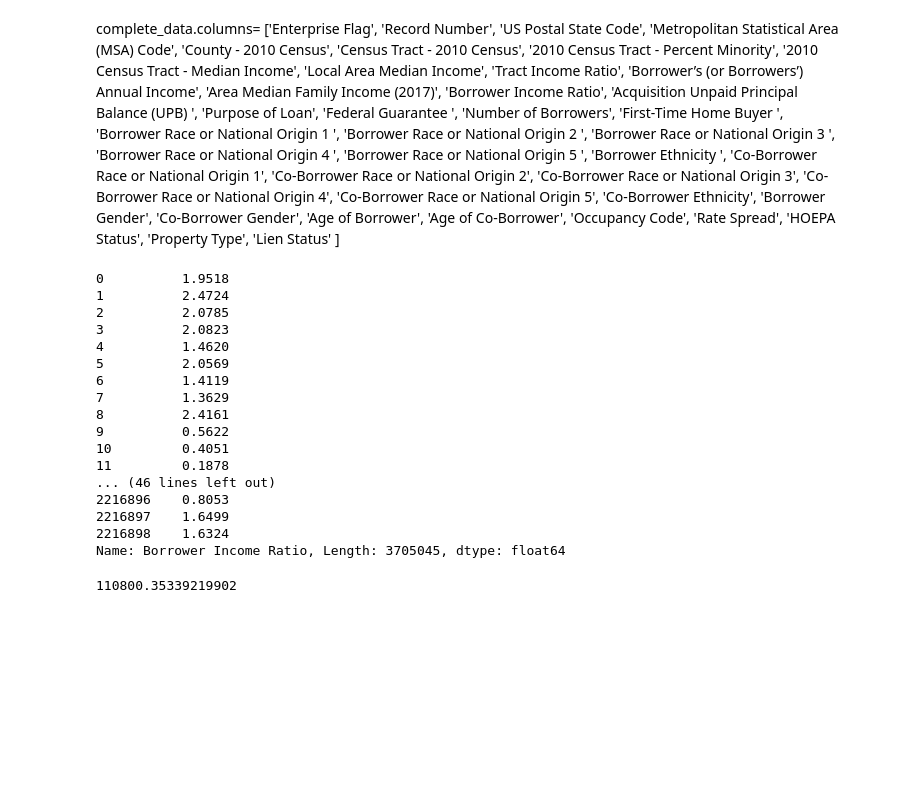
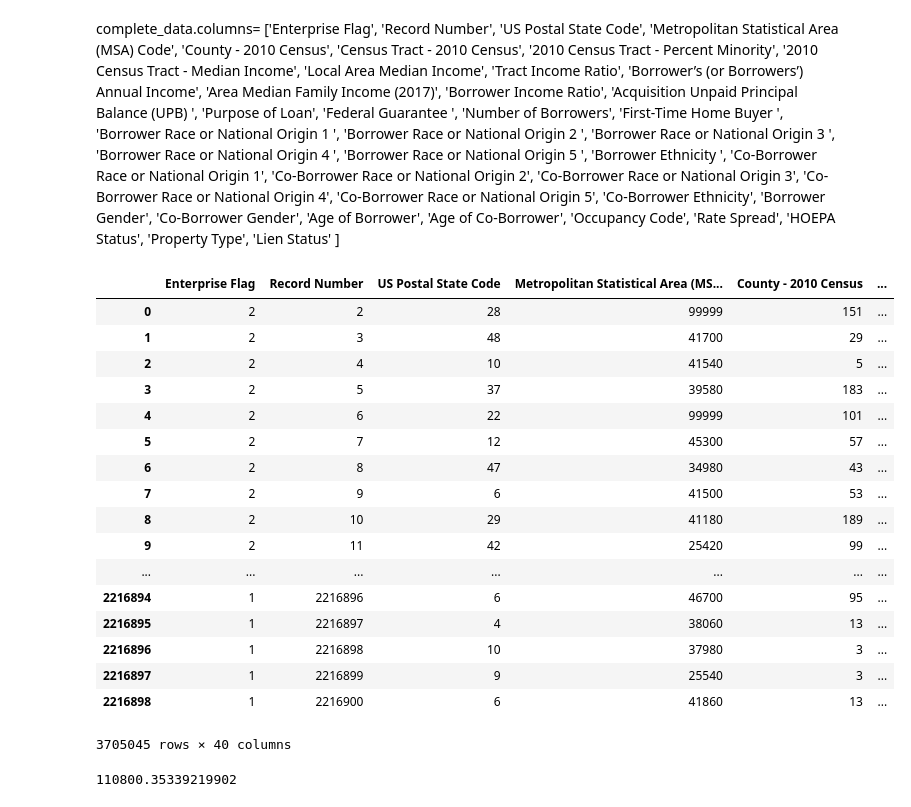
Before and after one commit to LoriHarris/Real_Estate_Affordability, a Jupyter notebook: Federal_Housing_Data.ipynb, the cells around one changed output. Drawn from its saved outputs; the diff is of its cells as text; code cells hidden in the pictures; blank space fills up the shorter version.

```diff
--- a/Federal_Housing_Data.ipynb
+++ b/Federal_Housing_Data.ipynb
@@ -3,7 +3,7 @@ import pandas as pd
 import matplotlib.pyplot as plt
 import numpy as np
 # %%
-fnm_data_to_load = "Data_files/2017_SFCensusTractFNM2017/fnma_sf2017c_loans.txt"
+fnm_data_to_load = "../Data_files/2017_SFCensusTractFNM2017/fnma_sf2017c_loans.txt"
 fnm_data = pd.read_table(fnm_data_to_load, delim_whitespace=True)
 # %%
 fnm_data.columns= ['Enterprise Flag',
@@ -46,7 +46,7 @@ fnm_data.columns= ['Enterprise Flag',
                    'Property Type',
                    'Lien Status' ]
 # %%
-fre_data_to_load = 'Data_files/2017_SFCensusTractFRE2017/fhlmc_sf2017c_loans.txt'
+fre_data_to_load = '../Data_files/2017_SFCensusTractFRE2017/fhlmc_sf2017c_loans.txt'
 fre_data = pd.read_table(fre_data_to_load, delim_whitespace=True)
 # %%
 fre_data.columns= ['Enterprise Flag',
@@ -132,26 +132,27 @@ complete_data.columns= ['Enterprise Flag',
                    'HOEPA Status',
                    'Property Type',
                    'Lien Status' ]
-# %%
-complete_data['Borrower Income Ratio']
-# %% [output]
-0          1.9518
-1          2.4724
-2          2.0785
-3          2.0823
-4          1.4620
-5          2.0569
-6          1.4119
-7          1.3629
-8          2.4161
-9          0.5622
-10         0.4051
-11         0.1878
-... (46 lines left out)
-2216896    0.8053
-2216897    1.6499
-2216898    1.6324
-Name: Borrower Income Ratio, Length: 3705045, dtype: float64
+# %%
+complete_data
+# %% [output]
+|  | Enterprise Flag | Record Number | US Postal State Code | Metropolitan Statistical Area (MS... | County - 2010 Census | ... |
+| 0 | 2 | 2 | 28 | 99999 | 151 | ... |
+| 1 | 2 | 3 | 48 | 41700 | 29 | ... |
+| 2 | 2 | 4 | 10 | 41540 | 5 | ... |
+| 3 | 2 | 5 | 37 | 39580 | 183 | ... |
+| 4 | 2 | 6 | 22 | 99999 | 101 | ... |
+| 5 | 2 | 7 | 12 | 45300 | 57 | ... |
+| 6 | 2 | 8 | 47 | 34980 | 43 | ... |
+| 7 | 2 | 9 | 6 | 41500 | 53 | ... |
+| 8 | 2 | 10 | 29 | 41180 | 189 | ... |
+| 9 | 2 | 11 | 42 | 25420 | 99 | ... |
+| ... | ... | ... | ... | ... | ... | ... |
+| 2216894 | 1 | 2216896 | 6 | 46700 | 95 | ... |
+| 2216895 | 1 | 2216897 | 4 | 38060 | 13 | ... |
+| 2216896 | 1 | 2216898 | 10 | 37980 | 3 | ... |
+| 2216897 | 1 | 2216899 | 9 | 25540 | 3 | ... |
+| 2216898 | 1 | 2216900 | 6 | 41860 | 13 | ... |
+3705045 rows × 40 columns
 # %%
 incomes = complete_data['Borrower’s (or Borrowers’) Annual Income'].mean()
 incomes
```
Also changed, not shown: parts of 7 cells of this notebook, 1 other file.
